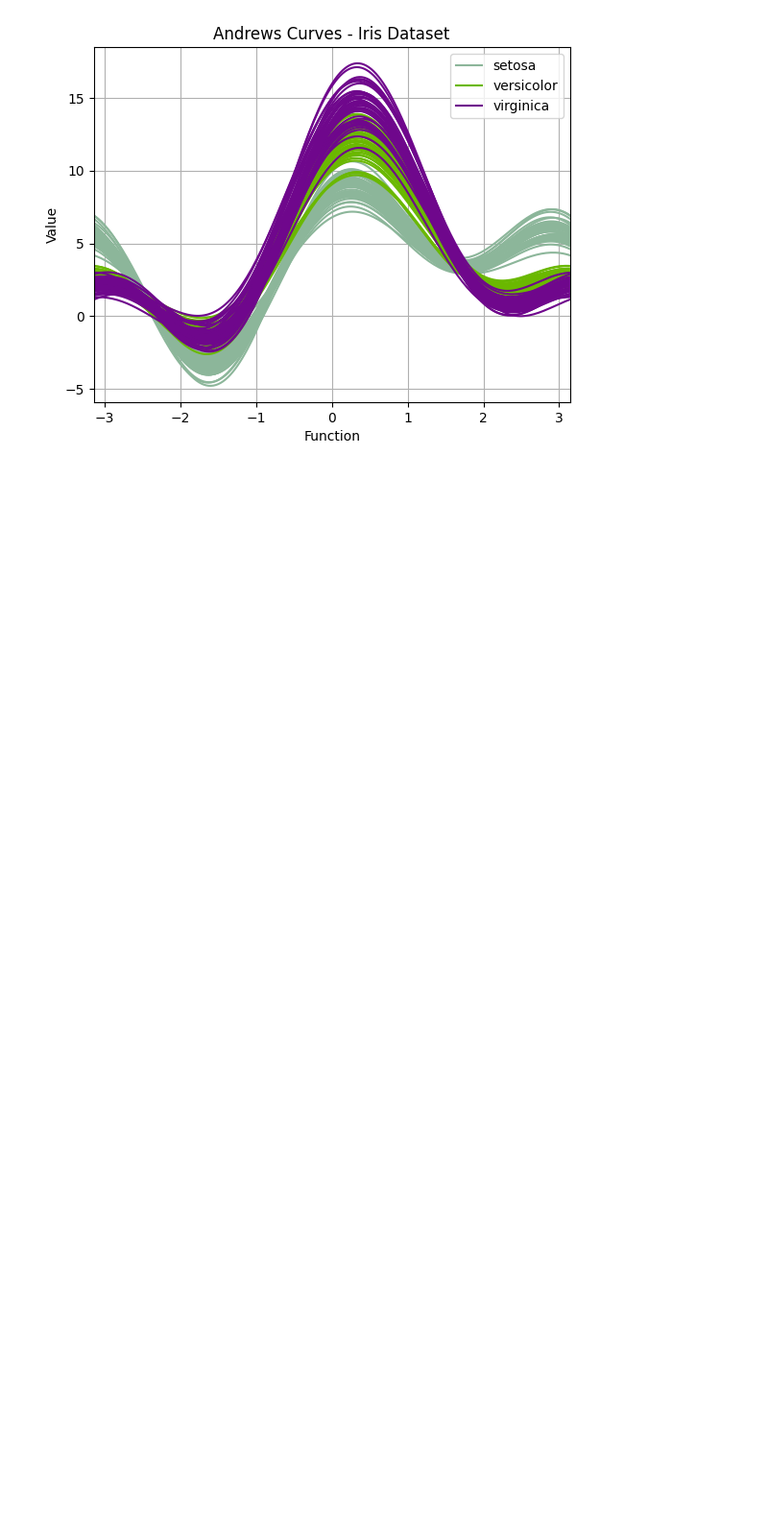
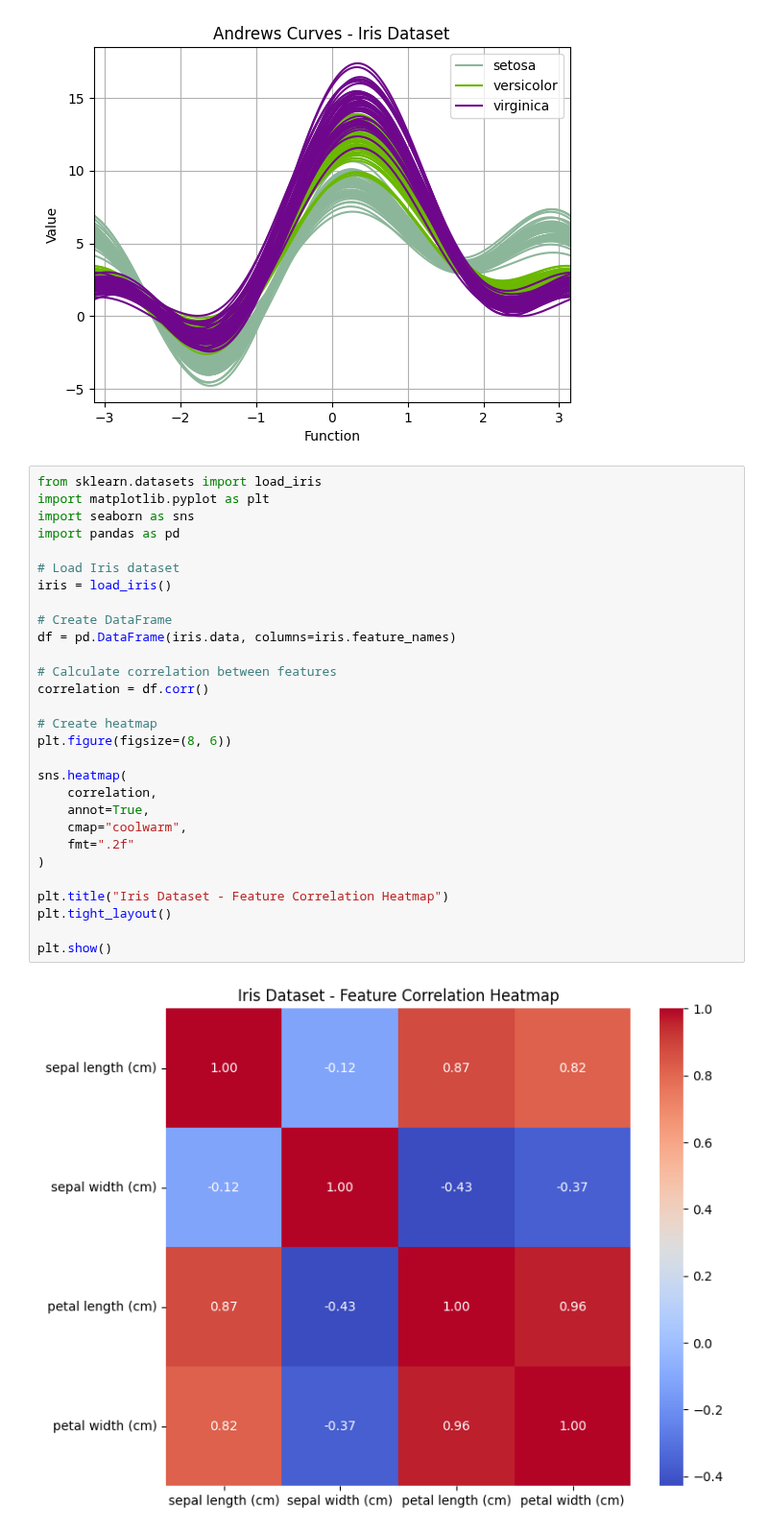
Before and after one commit to Gouri-Nandana11/MCA, a Jupyter notebook: Datascience.ipynb, the cells around one changed output. Shown at 96% size. Drawn from its saved outputs; the diff is of its cells as text; blank space fills up the shorter version.

```diff
--- a/Datascience.ipynb
+++ b/Datascience.ipynb
@@ -923,3 +965,34 @@ plt.ylabel("Value")
 plt.show()
 # %% [output]
 [figure]
+# %%
+from sklearn.datasets import load_iris
+import matplotlib.pyplot as plt
+import seaborn as sns
+import pandas as pd
+
+# Load Iris dataset
+iris = load_iris()
+
+# Create DataFrame
+df = pd.DataFrame(iris.data, columns=iris.feature_names)
+
+# Calculate correlation between features
+correlation = df.corr()
+
+# Create heatmap
+plt.figure(figsize=(8, 6))
+
+sns.heatmap(
+    correlation,
+    annot=True,
+    cmap="coolwarm",
+    fmt=".2f"
+)
+
+plt.title("Iris Dataset - Feature Correlation Heatmap")
+plt.tight_layout()
+
+plt.show()
+# %% [output]
+[figure, added]
```
Also changed, not shown: parts of 7 cells of this notebook.
